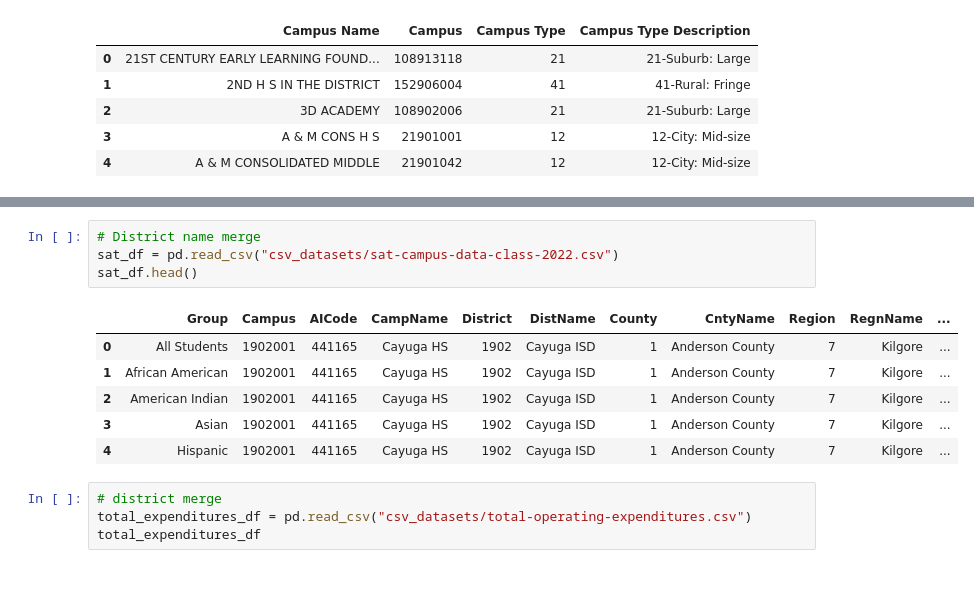
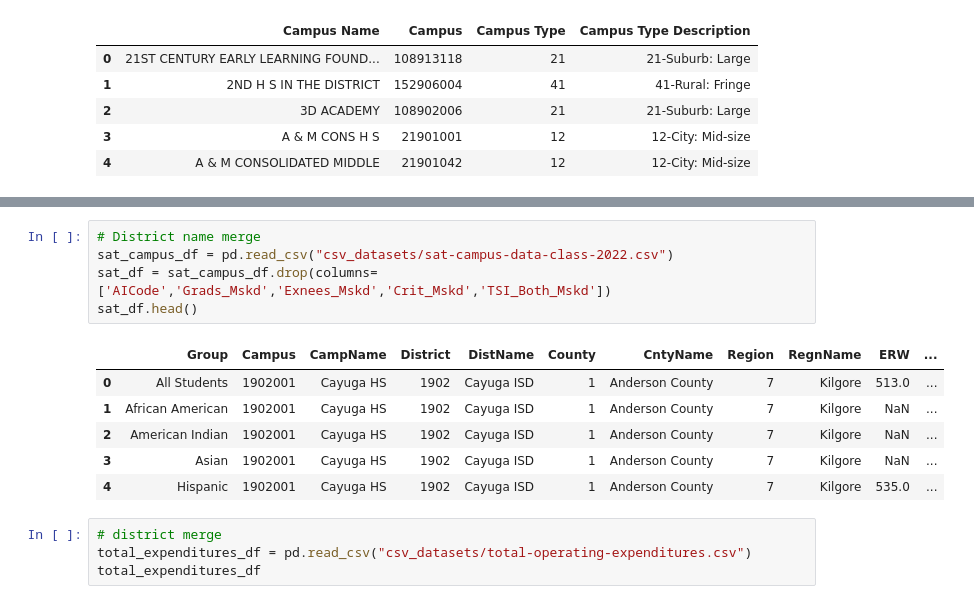
Before and after one commit to Amarilli/TexasISDs, a Jupyter notebook: merged.ipynb, the cells around one changed output, grey strips where cells are left out. Saved outputs shown, nothing was run; the diff lists cells and outputs as text.

```diff
--- a/merged.ipynb
+++ b/merged.ipynb
@@ -61,14 +64,15 @@ drop_df
 # %%
 # District name merge
-sat_df = pd.read_csv("csv_datasets/sat-campus-data-class-2022.csv")
+sat_campus_df = pd.read_csv("csv_datasets/sat-campus-data-class-2022.csv")
+sat_df = sat_campus_df.drop(columns=['AICode','Grads_Mskd','Exnees_Mskd','Crit_Mskd','TSI_Both_Mskd'])
 sat_df.head()
 # %% [output]
-|  | Group | Campus | AICode | CampName | District | DistName | County | CntyName | Region | RegnName | ... |
-| 0 | All Students | 1902001 | 441165 | Cayuga HS | 1902 | Cayuga ISD | 1 | Anderson County | 7 | Kilgore | ... |
-| 1 | African American | 1902001 | 441165 | Cayuga HS | 1902 | Cayuga ISD | 1 | Anderson County | 7 | Kilgore | ... |
-| 2 | American Indian | 1902001 | 441165 | Cayuga HS | 1902 | Cayuga ISD | 1 | Anderson County | 7 | Kilgore | ... |
-| 3 | Asian | 1902001 | 441165 | Cayuga HS | 1902 | Cayuga ISD | 1 | Anderson County | 7 | Kilgore | ... |
-| 4 | Hispanic | 1902001 | 441165 | Cayuga HS | 1902 | Cayuga ISD | 1 | Anderson County | 7 | Kilgore | ... |
+|  | Group | Campus | CampName | District | DistName | County | CntyName | Region | RegnName | ERW | ... |
+| 0 | All Students | 1902001 | Cayuga HS | 1902 | Cayuga ISD | 1 | Anderson County | 7 | Kilgore | 513.0 | ... |
+| 1 | African American | 1902001 | Cayuga HS | 1902 | Cayuga ISD | 1 | Anderson County | 7 | Kilgore | NaN | ... |
+| 2 | American Indian | 1902001 | Cayuga HS | 1902 | Cayuga ISD | 1 | Anderson County | 7 | Kilgore | NaN | ... |
+| 3 | Asian | 1902001 | Cayuga HS | 1902 | Cayuga ISD | 1 | Anderson County | 7 | Kilgore | NaN | ... |
+| 4 | Hispanic | 1902001 | Cayuga HS | 1902 | Cayuga ISD | 1 | Anderson County | 7 | Kilgore | 535.0 | ... |
 # %%
 # district merge
 total_expenditures_df = pd.read_csv("csv_datasets/total-operating-expenditures.csv")
```
Also changed, not shown: parts of 5 cells of this notebook.
